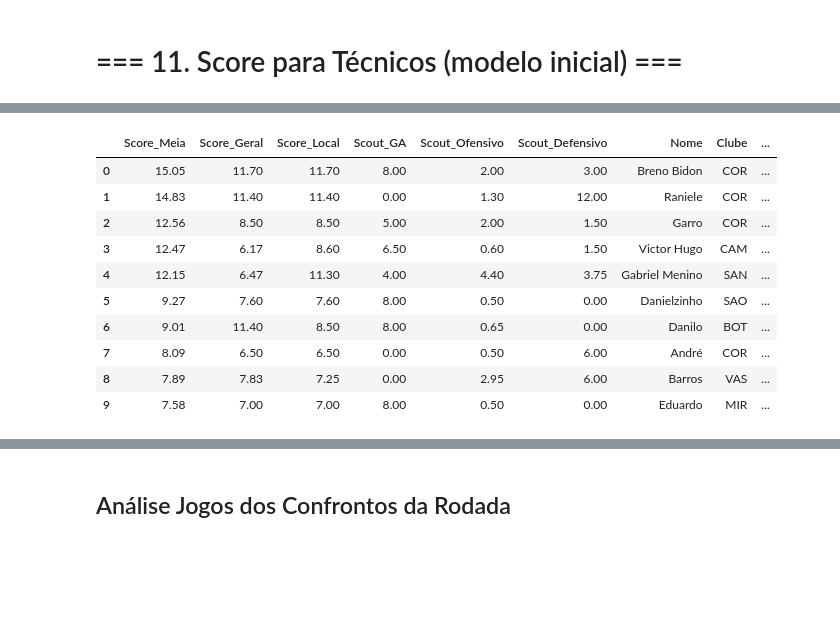
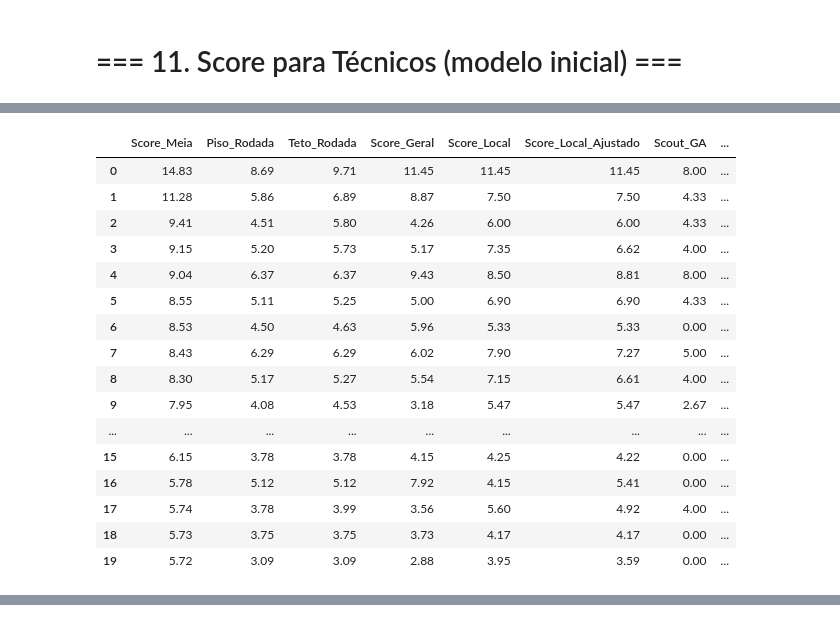
Before and after one commit to FernandoBC23/cartola_2026, a Jupyter notebook: scouts/datasets_scouts/busca_scouts.ipynb, the cells around one changed output, grey strips where cells are left out. Saved outputs shown, nothing was run; the diff lists cells and outputs as text; code cells hidden in the pictures; blank space fills up the shorter version.

Commit message:
Atualiza scouts e adiciona novas visoes

```diff
--- a/scouts/datasets_scouts/busca_scouts.ipynb
+++ b/scouts/datasets_scouts/busca_scouts.ipynb
@@ -1802,13 +2020,14 @@ def montar_view_posicao(
     ordenar_por=None
 ):
     if posicao not in CONFIG_POSICOES:
-        raise ValueError(f"Posição '{posicao}' n?o configurada.")
+        raise ValueError(f"Posição '{posicao}' não configurada.")
 
     cfg = CONFIG_POSICOES[posicao]
     func_rank = cfg["func_rank"]
     score_col = cfg["score_col"]
 
-    df_top = func_rank(df_rank, top_n=top_n).copy()
+    top_n_base = max(top_n * 5, top_n)
+    df_top = func_rank(df_rank, top_n=top_n_base).copy()
 
     extras_base = {
         "Score_Local": ("Score_Casa", "Score_Fora"),
@@ -1826,13 +2045,17 @@ def montar_view_posicao(
     df_top["Scout_GA"] = df_top.get("Scout_GA_Score_Local", 0)
     df_top["Scout_Ofensivo"] = df_top.get("Scout_Ofensivo_Score_Local", 0)
     df_top["Scout_Defensivo"] = df_top.get("Scout_Defensivo_Score_Local", 0)
+    df_top["Jogos_no_Local"] = df_top.apply(
+        lambda r: r.get("Jogos_Casa", 0) if r.get("Local") == "casa" else r.get("Jogos_Fora", 0),
+        axis=1
+    )
 
     cols_view = [
-        score_col, "Score_Geral", "Score_Local",
+        score_col, "Nota_Escalacao", "Nota_Base_Ajustada", "Piso_Rodada", "Teto_Rodada", "Score_Geral", "Score_Local", "Score_Local_Ajustado",
         "Scout_GA", "Scout_Ofensivo", "Scout_Defensivo",
-        "Nome", "Clube", "Posição",
+        "ID", "Nome", "Clube", "Posição", "Status", "Preco",
         "Local", "Adversario",
-        "Jogos", "Jogos_Casa", "Jogos_Fora",
+        "Jogos", "Jogos_Casa", "Jogos_Fora", "Jogos_no_Local", "Fator_Amostra_Local",
         *cfg["totais"],
         *cfg["locais"].keys(),
         "Peso_Time_Local", "Peso_Adv_Local",
@@ -1840,10 +2063,13 @@ def montar_view_posicao(
         *cfg.get("extras_local", {}).keys(),
     ]
 
+    if "Elegivel_Rodada" in df_top.columns:
+        df_top = df_top[df_top["Elegivel_Rodada"]].copy()
+
     df_view = df_top[[c for c in cols_view if c in df_top.columns]]
 
     cols_int_view = [
-        "Jogos", "Jogos_Casa", "Jogos_Fora",
+        "Jogos", "Jogos_Casa", "Jogos_Fora", "Jogos_no_Local",
         *cfg["totais"],
         *cfg["locais"].keys(),
     ]
@@ -1855,8 +2081,9 @@ def montar_view_posicao(
         ordenar_por = score_col
 
     return (
-        df_view[df_view["Jogos"] > min_n_jogos]
+        df_view[df_view["Jogos_no_Local"] >= min_n_jogos]
         .sort_values(ordenar_por, ascending=False)
+        .head(top_n)
         .reset_index(drop=True)
     )
 # %%
@@ -1864,7 +2091,7 @@ melhores_goleiro = montar_view_posicao(
     df_rank=df_rank,
     posicao="Goleiro",
     top_n=10,
-    min_n_jogos=0
+    min_n_jogos=2
 )
 
 display(melhores_goleiro)
@@ -1873,8 +2100,8 @@ display(melhores_goleiro)
 melhores_laterais = montar_view_posicao(
     df_rank=df_rank,
     posicao="Lateral",
-    top_n=10,
-    min_n_jogos=0
+    top_n=15,
+    min_n_jogos=2
 )
 
 display(melhores_laterais)
@@ -1883,8 +2110,8 @@ display(melhores_laterais)
 melhores_zagueiro = montar_view_posicao(
     df_rank=df_rank,
     posicao="Zagueiro",
-    top_n=10,
-    min_n_jogos=0
+    top_n=15,
+    min_n_jogos=2
 )
 
 display(melhores_zagueiro)
@@ -1893,8 +2120,8 @@ display(melhores_zagueiro)
 melhores_meias = montar_view_posicao(
     df_rank=df_rank,
     posicao="Meia",
-    top_n=10,
-    min_n_jogos=0
+    top_n=20,
+    min_n_jogos=2
 )
 
 display(melhores_meias)
@@ -1903,17 +2130,17 @@ display(melhores_meias)
 melhores_atacantes = montar_view_posicao(
     df_rank=df_rank,
     posicao="Atacante",
-    top_n=10,
-    min_n_jogos=0
+    top_n=20,
+    min_n_jogos=2
 )
 
-display(melhores_atacantes)
+display(melhores_atacantes.sort_values(by="Score_Local", ascending=False))
 
 
 melhores_tecnico = montar_view_posicao(
     df_rank=df_rank,
     posicao="Técnico",
-    top_n=6,
+    top_n=10,
     min_n_jogos=0
 )
 
@@ -1955,11 +2192,17 @@ display(melhores_tecnico)
-|  | Score_Meia | Score_Geral | Score_Local | Scout_GA | Scout_Ofensivo | Scout_Defensivo | Nome | Clube | ... |
-| 0 | 15.05 | 11.70 | 11.70 | 8.00 | 2.00 | 3.00 | Breno Bidon | COR | ... |
-| 1 | 14.83 | 11.40 | 11.40 | 0.00 | 1.30 | 12.00 | Raniele | COR | ... |
-| 2 | 12.56 | 8.50 | 8.50 | 5.00 | 2.00 | 1.50 | Garro | COR | ... |
-| 3 | 12.47 | 6.17 | 8.60 | 6.50 | 0.60 | 1.50 | Victor Hugo | CAM | ... |
-| 4 | 12.15 | 6.47 | 11.30 | 4.00 | 4.40 | 3.75 | Gabriel Menino | SAN | ... |
-| 5 | 9.27 | 7.60 | 7.60 | 8.00 | 0.50 | 0.00 | Danielzinho | SAO | ... |
-| 6 | 9.01 | 11.40 | 8.50 | 8.00 | 0.65 | 0.00 | Danilo | BOT | ... |
-| 7 | 8.09 | 6.50 | 6.50 | 0.00 | 0.50 | 6.00 | André | COR | ... |
-| 8 | 7.89 | 7.83 | 7.25 | 0.00 | 2.95 | 6.00 | Barros | VAS | ... |
-| 9 | 7.58 | 7.00 | 7.00 | 8.00 | 0.50 | 0.00 | Eduardo | MIR | ... |
+|  | Score_Meia | Piso_Rodada | Teto_Rodada | Score_Geral | Score_Local | Score_Local_Ajustado | Scout_GA | ... |
+| 0 | 14.83 | 8.69 | 9.71 | 11.45 | 11.45 | 11.45 | 8.00 | ... |
+| 1 | 11.28 | 5.86 | 6.89 | 8.87 | 7.50 | 7.50 | 4.33 | ... |
+| 2 | 9.41 | 4.51 | 5.80 | 4.26 | 6.00 | 6.00 | 4.33 | ... |
+| 3 | 9.15 | 5.20 | 5.73 | 5.17 | 7.35 | 6.62 | 4.00 | ... |
+| 4 | 9.04 | 6.37 | 6.37 | 9.43 | 8.50 | 8.81 | 8.00 | ... |
+| 5 | 8.55 | 5.11 | 5.25 | 5.00 | 6.90 | 6.90 | 4.33 | ... |
+| 6 | 8.53 | 4.50 | 4.63 | 5.96 | 5.33 | 5.33 | 0.00 | ... |
+| 7 | 8.43 | 6.29 | 6.29 | 6.02 | 7.90 | 7.27 | 5.00 | ... |
+| 8 | 8.30 | 5.17 | 5.27 | 5.54 | 7.15 | 6.61 | 4.00 | ... |
+| 9 | 7.95 | 4.08 | 4.53 | 3.18 | 5.47 | 5.47 | 2.67 | ... |
+| ... | ... | ... | ... | ... | ... | ... | ... | ... |
+| 15 | 6.15 | 3.78 | 3.78 | 4.15 | 4.25 | 4.22 | 0.00 | ... |
+| 16 | 5.78 | 5.12 | 5.12 | 7.92 | 4.15 | 5.41 | 0.00 | ... |
+| 17 | 5.74 | 3.78 | 3.99 | 3.56 | 5.60 | 4.92 | 4.00 | ... |
+| 18 | 5.73 | 3.75 | 3.75 | 3.73 | 4.17 | 4.17 | 0.00 | ... |
+| 19 | 5.72 | 3.09 | 3.09 | 2.88 | 3.95 | 3.59 | 0.00 | ... |
@@ -1984,2 +2236,0 @@ display(melhores_tecnico)
-# %% [markdown]
-## Análise Jogos dos Confrontos da Rodada
```
Also changed, not shown: parts of 39 cells of this notebook, 36 other files.
